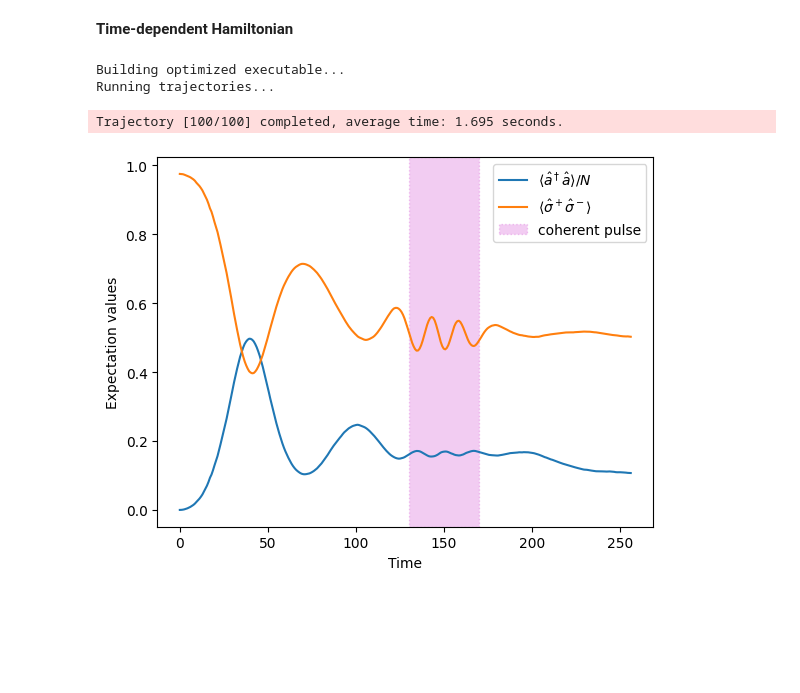
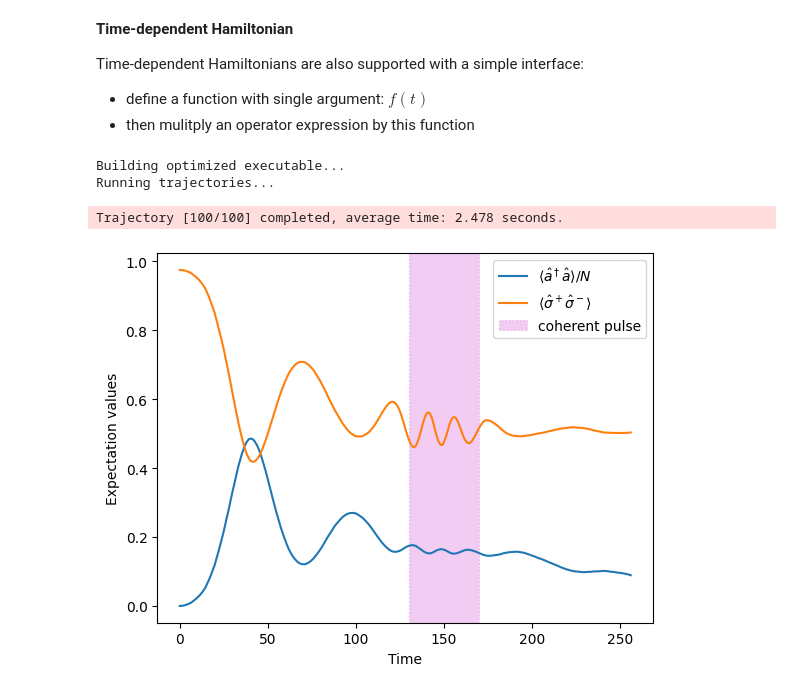
Before and after one commit to ellxor/pimcs, a Jupyter notebook: example_notebook.ipynb, the cells around one changed output. Drawn from its saved outputs; the diff is of its cells as text; code cells hidden in the pictures; blank space fills up the shorter version.

```diff
--- a/example_notebook.ipynb
+++ b/example_notebook.ipynb
@@ -67,40 +77,47 @@ plt.legend(loc = "upper right");
 # %% [markdown]
 **Time-dependent Hamiltonian**
+
+Time-dependent Hamiltonians are also supported with a simple interface:
+- define a function with single argument: $f(t)$
+- then mulitply an operator expression by this function
 # %%
+a = destroy(2*N) # increase photon truncation for this time-dependent Hamiltonian
+H = OmegaC * a.dag()*a + OmegaA * 2*Jz + Coupling * (Jm * a.dag() + Jp * a)
+
 F_pump = 10
 sigma = 20
 t_0 = 150
 factor = F_pump / np.sqrt(2 * np.pi * sigma**2)
 
 def gaussian_pulse(t):
     return factor * np.exp(-(t - t_0)**2 / (2 * sigma**2))
 
 # add coherent pump
 H += gaussian_pulse * (Jp + Jm)
 
 system = Dicke(N, H, cavity_loss = 0.01, dephasing = 0.01)
 
-data = mcsolve(
+data_td = mcsolve(
     system,
     psi0,
     times,
     [a.dag()*a, Jz],
     ntraj = 100,
     ncpu = 8,
 )
 
-photon = data.expect[0]
-spin_up = N/2 + data.expect[1]
+photon = data_td.expect[0]
+spin_up = N/2 + data_td.expect[1]
 
 plt.plot(times, photon / N, label = "$\\langle \\hat{a}^\\dagger \\hat{a} \\rangle / N$")
 plt.plot(times, spin_up / N, label = "$\\langle \\hat{\\sigma}^+ \\hat{\\sigma}^- \\rangle$")
 plt.axvspan(t_0 - sigma, t_0 + sigma, color = 'm', alpha = 0.2, ls = ':', label = "coherent pulse")
 
 plt.xlabel("Time")
 plt.ylabel("Expectation values")
 plt.legend(loc = "upper right");
 # %% [output]
 Building optimized executable...
 Running trajectories...
-Trajectory [100/100] completed, average time: 1.695 seconds.
+Trajectory [100/100] completed, average time: 2.478 seconds.
-[figure, old version]
+[figure, new version]
```
Also changed, not shown: parts of 8 cells of this notebook, 1 other file.
